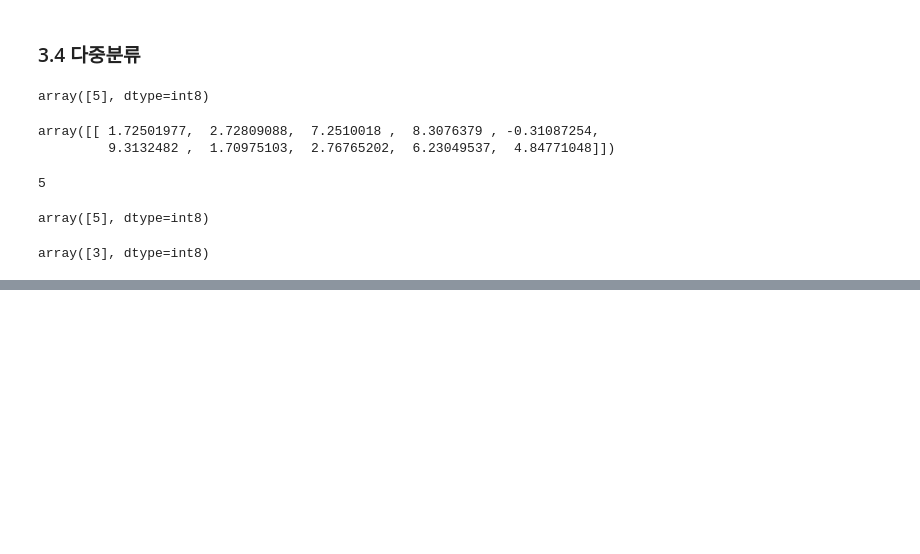
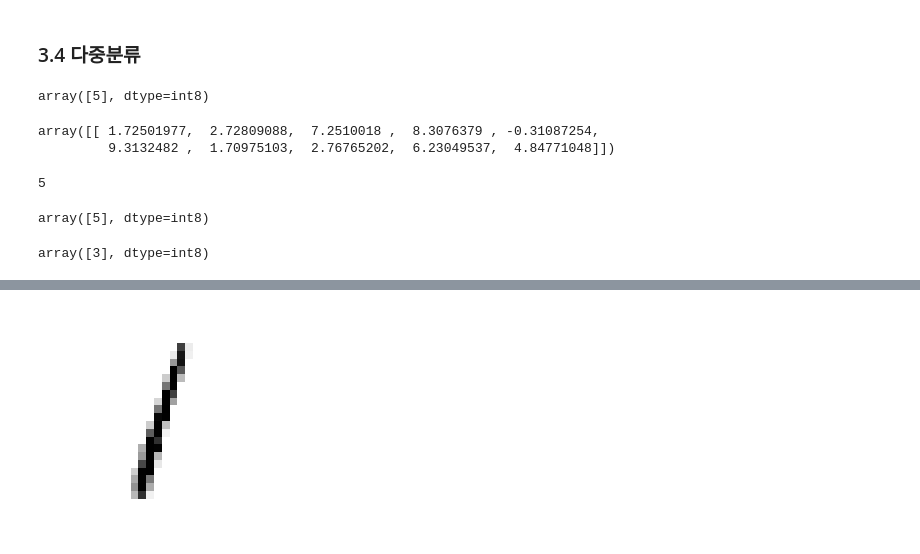
Before and after one commit to EUN-GYUL/ml_study_2023_Q1, a Jupyter notebook: classification.ipynb, the cells around one changed output, grey strips where cells are left out. Drawn from its saved outputs; the diff is of its cells as text; code cells hidden in the pictures; blank space fills up the shorter version.

```diff
--- a/classification.ipynb
+++ b/classification.ipynb
@@ -273,0 +420,6 @@ array([3], dtype=int8)
+# %%
+knn_clf.fit(X_train_mod,y_train_mod)
+clean_digit = knn_clf.predict([X_test_mod[some_idx]])
+plot_digit(clean_digit)
+# %% [output]
+[figure, added]
```
Also changed, not shown: parts of 22 cells of this notebook.
